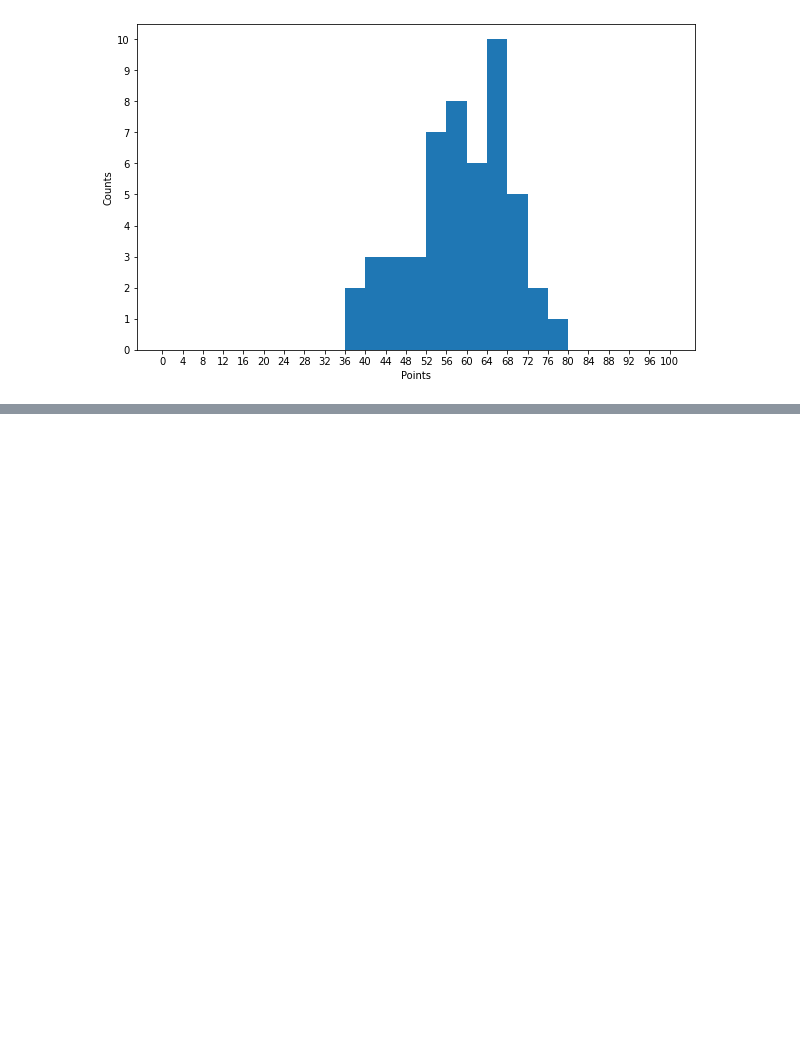
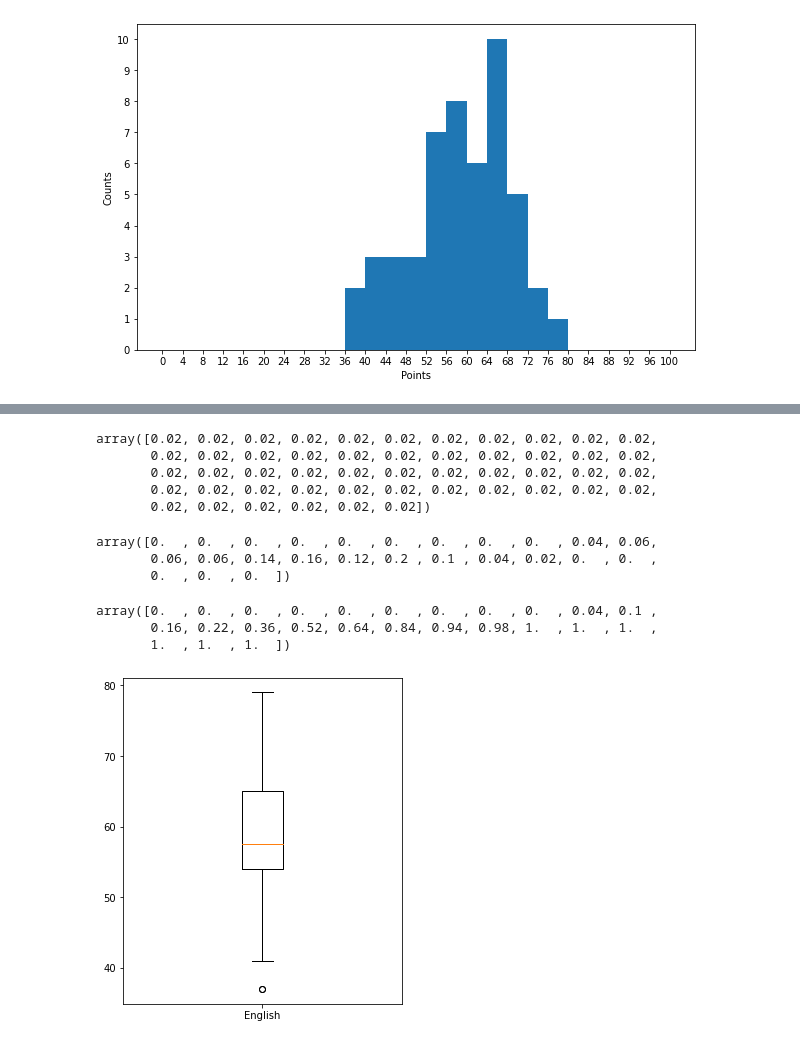
Before and after one commit to kanzai935/statistical-analysis, a Jupyter notebook: chapter02.ipynb, the cells around one changed output, grey strips where cells are left out. Saved outputs shown, nothing was run; the diff lists cells and outputs as text; code cells hidden in the pictures; blank space fills up the shorter version.

```diff
--- a/chapter02.ipynb
+++ b/chapter02.ipynb
@@ -478,6 +516,28 @@ plt.show()
+# %%
+weights
+# %% [output]
+array([0.02, 0.02, 0.02, 0.02, 0.02, 0.02, 0.02, 0.02, 0.02, 0.02, 0.02,
+       0.02, 0.02, 0.02, 0.02, 0.02, 0.02, 0.02, 0.02, 0.02, 0.02, 0.02,
+       0.02, 0.02, 0.02, 0.02, 0.02, 0.02, 0.02, 0.02, 0.02, 0.02, 0.02,
+       0.02, 0.02, 0.02, 0.02, 0.02, 0.02, 0.02, 0.02, 0.02, 0.02, 0.02,
+       0.02, 0.02, 0.02, 0.02, 0.02, 0.02])
+# %%
+rel_freq
+# %% [output]
+array([0.  , 0.  , 0.  , 0.  , 0.  , 0.  , 0.  , 0.  , 0.  , 0.04, 0.06,
+       0.06, 0.06, 0.14, 0.16, 0.12, 0.2 , 0.1 , 0.04, 0.02, 0.  , 0.  ,
+       0.  , 0.  , 0.  ])
+# %%
+cum_rel_freq
+# %% [output]
+array([0.  , 0.  , 0.  , 0.  , 0.  , 0.  , 0.  , 0.  , 0.  , 0.04, 0.1 ,
+       0.16, 0.22, 0.36, 0.52, 0.64, 0.84, 0.94, 0.98, 1.  , 1.  , 1.  ,
+       1.  , 1.  , 1.  ])
 # %%
-#相対度数のヒストグラムと累積相対度数の曲線を重ねて描画する
-#キャンパス
-fig = plt.figure(figsize=(10, 6))
-ax_hist = fig.add_subplot(111)
-ax_freq = ax_hist.twinx()
+#箱ひげ図
+fig = plt.figure(figsize=(5,6))
+ax = fig.add_subplot(111)
+ax.boxplot(english_scores, labels=['English'])
+plt.show()
+# %% [output]
+[figure, added]
```
Also changed, not shown: parts of 2 cells of this notebook.
